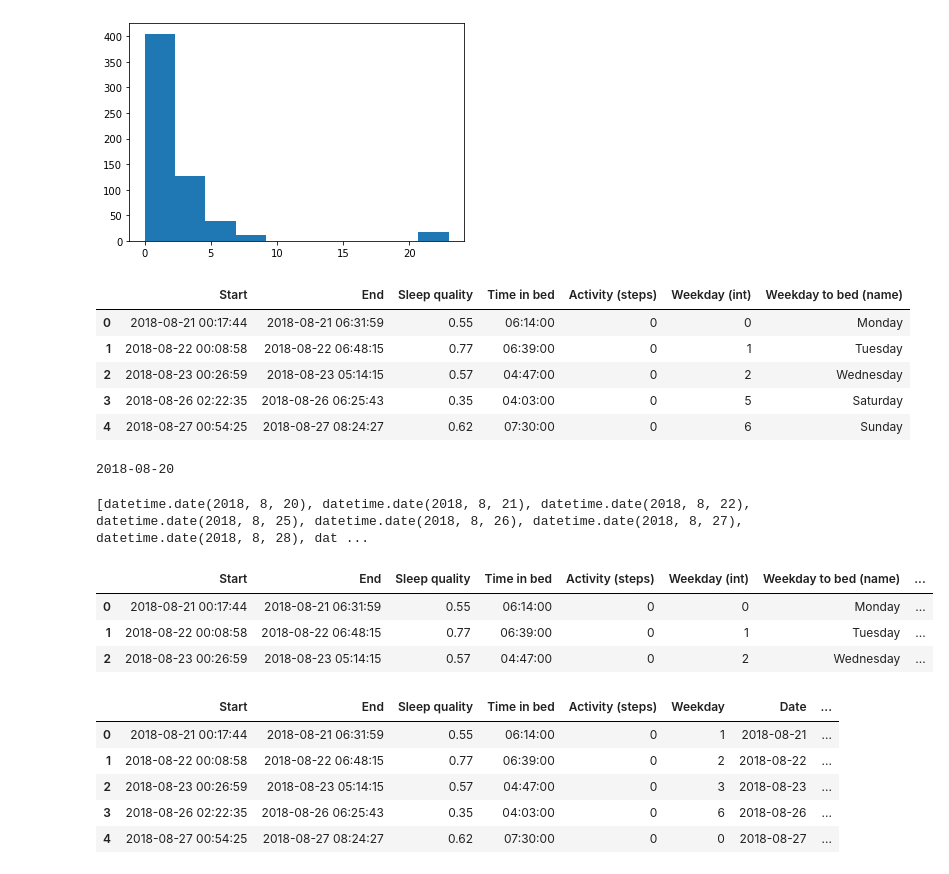
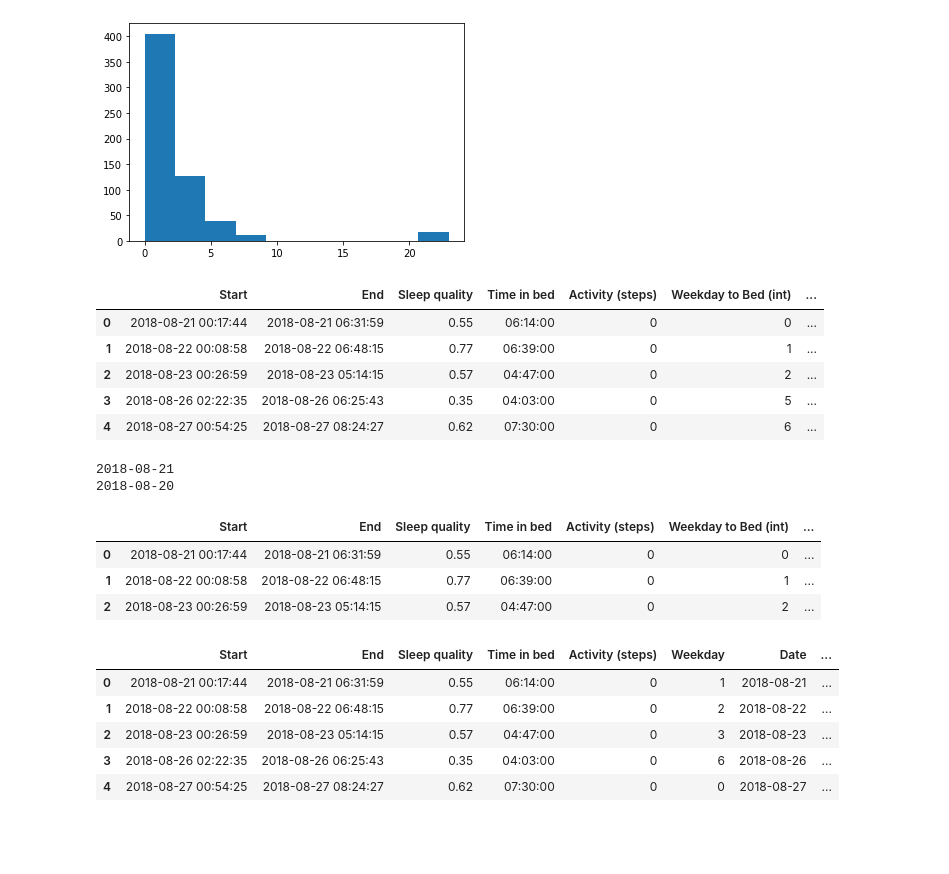
Before and after one commit to AVData/Data_Visualizations, a Jupyter notebook: Sleep_Data_notebook.ipynb, the cells around one changed output. Drawn from its saved outputs; the diff is of its cells as text; code cells hidden in the pictures; blank space fills up the shorter version.

```diff
--- a/Sleep_Data_notebook.ipynb
+++ b/Sleep_Data_notebook.ipynb
@@ -265,7 +262,7 @@ pd.DataFrame(wkday_int).shape
 # %%
 # incorporating wkday_int into dataframe
 
-df['Weekday (int)'] = pd.DataFrame(wkday_int)
+df['Weekday to Bed (int)'] = pd.DataFrame(wkday_int)
 # %%
 # previously used this code to create the 'Weekday categories' column
 # but this can be simply done using the methods from cell 14
@@ -278,6 +275,6 @@ d = {0: 'Monday',
      5: 'Saturday',
      6: 'Sunday'}
 
-df['Weekday to bed (name)'] = df['Weekday (int)'].map(d)
+df['Weekday to bed (name)'] = df['Weekday to Bed (int)'].map(d)
 df.head()
 # %% [output]
@@ -311,47 +308,47 @@ plt.show()
 df['Time in bed'] = pd.to_datetime(df['Time in bed']).dt.time
 df.head()
 # %% [output]
-|  | Start | End | Sleep quality | Time in bed | Activity (steps) | Weekday (int) | Weekday to bed (name) |
-| 0 | 2018-08-21 00:17:44 | 2018-08-21 06:31:59 | 0.55 | 06:14:00 | 0 | 0 | Monday |
-| 1 | 2018-08-22 00:08:58 | 2018-08-22 06:48:15 | 0.77 | 06:39:00 | 0 | 1 | Tuesday |
-| 2 | 2018-08-23 00:26:59 | 2018-08-23 05:14:15 | 0.57 | 04:47:00 | 0 | 2 | Wednesday |
-| 3 | 2018-08-26 02:22:35 | 2018-08-26 06:25:43 | 0.35 | 04:03:00 | 0 | 5 | Saturday |
-| 4 | 2018-08-27 00:54:25 | 2018-08-27 08:24:27 | 0.62 | 07:30:00 | 0 | 6 | Sunday |
+|  | Start | End | Sleep quality | Time in bed | Activity (steps) | Weekday to Bed (int) | ... |
+| 0 | 2018-08-21 00:17:44 | 2018-08-21 06:31:59 | 0.55 | 06:14:00 | 0 | 0 | ... |
+| 1 | 2018-08-22 00:08:58 | 2018-08-22 06:48:15 | 0.77 | 06:39:00 | 0 | 1 | ... |
+| 2 | 2018-08-23 00:26:59 | 2018-08-23 05:14:15 | 0.57 | 04:47:00 | 0 | 2 | ... |
+| 3 | 2018-08-26 02:22:35 | 2018-08-26 06:25:43 | 0.35 | 04:03:00 | 0 | 5 | ... |
+| 4 | 2018-08-27 00:54:25 | 2018-08-27 08:24:27 | 0.62 | 07:30:00 | 0 | 6 | ... |
-# %%
-from datetime import timedelta
-
-print(df['Start'][0].date() - timedelta(days=1))
-# df.info()
-# %% [output]
-2018-08-20
+# %%
+# Checking to see if timedelta can be applied to .date() method
+# so that we can create a column 'Date' containing the accurate
+# dates the person went to bed.
+
+print(df['Start'][0].date())
+print(df['Start'][0].date() - timedelta(days=1))
+# df.info()
+# %% [output]
+2018-08-21
+2018-08-20
 # %%
 # Creating a column containg the dates, and then creating a column cointaning
 # time to bed, and time to rise
 
 '''
 To add this new 'Date' column try the loop that was previously implemented to create
 the 'Weekday (int)', and 'Weekday to bed (name)', but instead use the .dt.date method
 '''
 
 date_lst = []
 
 for elem in range(len(df['Start'])):
     if df['Start'][elem].date() == df['End'][elem].date():
         date_lst.append(df['Start'][elem].date() - timedelta(days=1))
     else:
         date_lst.append(df['Start'][elem].date())
 
-print(date_lst)
-
-
-df['Date'] = date_lst
+df['Date to bed'] = date_lst
 df.head(3)
 # %% [output]
-[datetime.date(2018, 8, 20), datetime.date(2018, 8, 21), datetime.date(2018, 8, 22), datetime.date(2018, 8, 25), datetime.date(2018, 8, 26), datetime.date(2018, 8, 27), datetime.date(2018, 8, 28), dat ...
-|  | Start | End | Sleep quality | Time in bed | Activity (steps) | Weekday (int) | Weekday to bed (name) | ... |
-| 0 | 2018-08-21 00:17:44 | 2018-08-21 06:31:59 | 0.55 | 06:14:00 | 0 | 0 | Monday | ... |
-| 1 | 2018-08-22 00:08:58 | 2018-08-22 06:48:15 | 0.77 | 06:39:00 | 0 | 1 | Tuesday | ... |
-| 2 | 2018-08-23 00:26:59 | 2018-08-23 05:14:15 | 0.57 | 04:47:00 | 0 | 2 | Wednesday | ... |
+|  | Start | End | Sleep quality | Time in bed | Activity (steps) | Weekday to Bed (int) | ... |
+| 0 | 2018-08-21 00:17:44 | 2018-08-21 06:31:59 | 0.55 | 06:14:00 | 0 | 0 | ... |
+| 1 | 2018-08-22 00:08:58 | 2018-08-22 06:48:15 | 0.77 | 06:39:00 | 0 | 1 | ... |
+| 2 | 2018-08-23 00:26:59 | 2018-08-23 05:14:15 | 0.57 | 04:47:00 | 0 | 2 | ... |
 # %%
 # we need categorical variable to do a Chi**2 test
 
```
Also changed, not shown: parts of 11 cells of this notebook.
